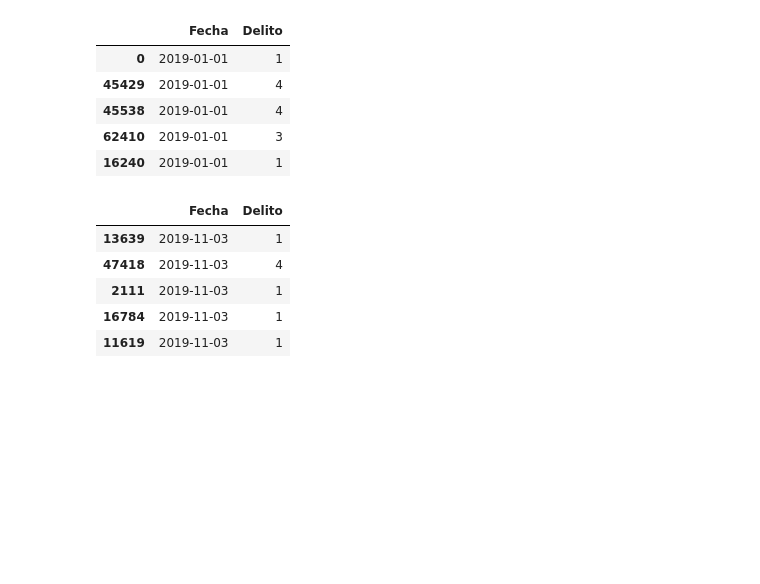
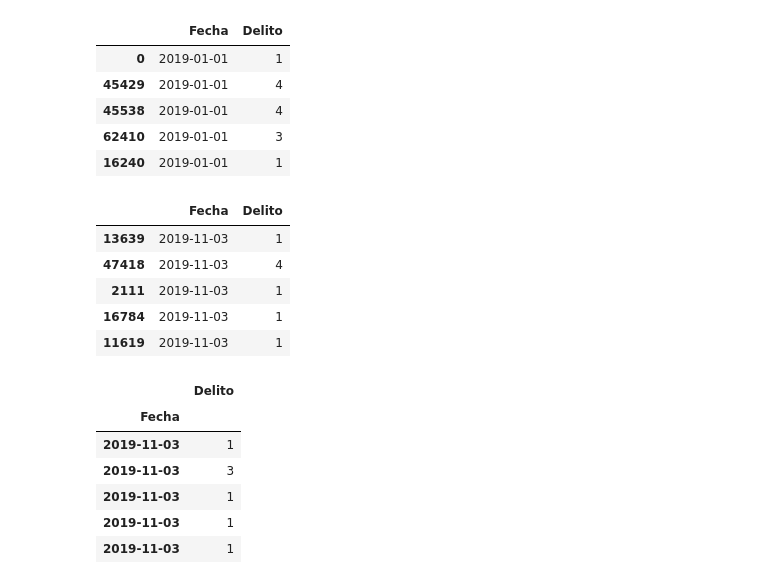
Before and after one commit to KatyaBrenes/Data-Science-Project, a Jupyter notebook: Proyecto Katya Brenes.ipynb, the cells around one changed output. Drawn from its saved outputs; the diff is of its cells as text; code cells hidden in the pictures; blank space fills up the shorter version.

```diff
--- a/Proyecto Katya Brenes.ipynb
+++ b/Proyecto Katya Brenes.ipynb
@@ -473,0 +473,10 @@ test.head()
+# %%
+train.tail()
+# %% [output]
+|  | Delito |
+| Fecha |  |
+| 2019-11-03 | 1 |
+| 2019-11-03 | 3 |
+| 2019-11-03 | 1 |
+| 2019-11-03 | 1 |
+| 2019-11-03 | 1 |
```
Also changed, not shown: parts of 8 cells of this notebook.
